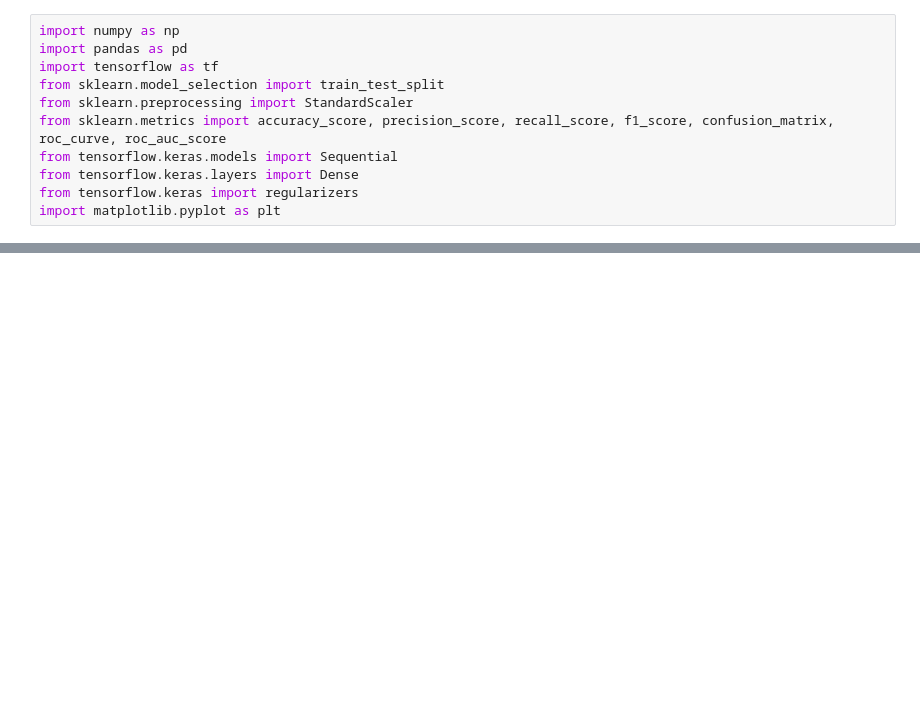
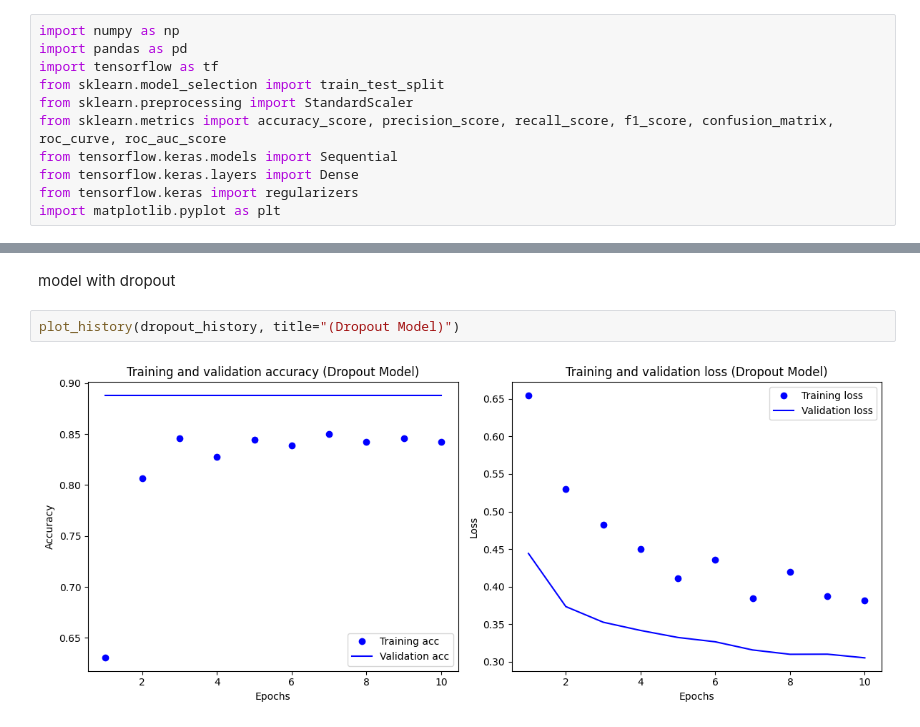
Before and after one commit to MRazin172/DL_Lab4, a Jupyter notebook: DL_Lab4.ipynb, the cells around one changed output, grey strips where cells are left out. Saved outputs shown, nothing was run; the diff lists cells and outputs as text; blank space fills up the shorter version.

```diff
--- a/DL_Lab4.ipynb
+++ b/DL_Lab4.ipynb
@@ -76,0 +355,6 @@ Index(['customerID', 'gender', 'Partner', 'Dependents', 'PhoneService',
+# %% [markdown]
+model with dropout
+# %%
+plot_history(dropout_history, title="(Dropout Model)")
+# %% [output]
+[figure, added]
```
Also changed, not shown: parts of 28 cells of this notebook.
